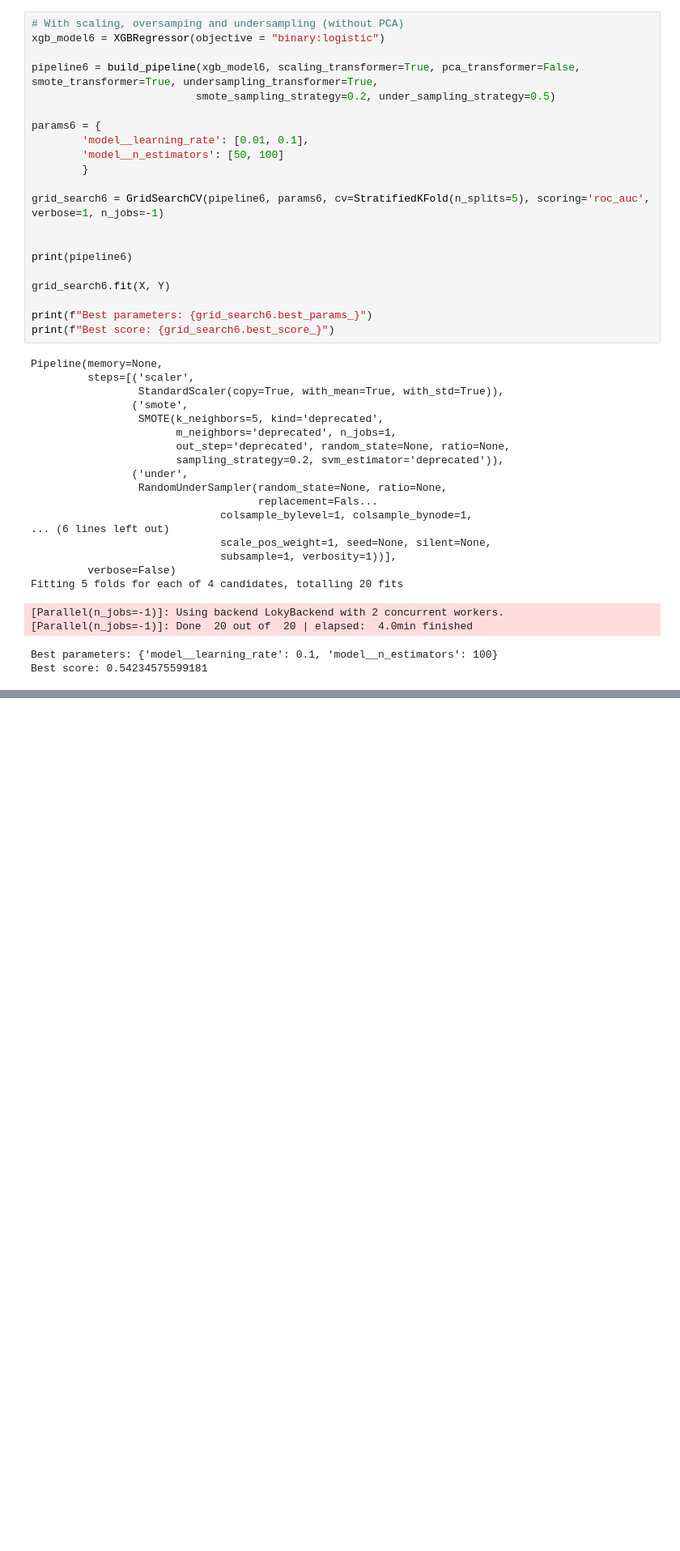
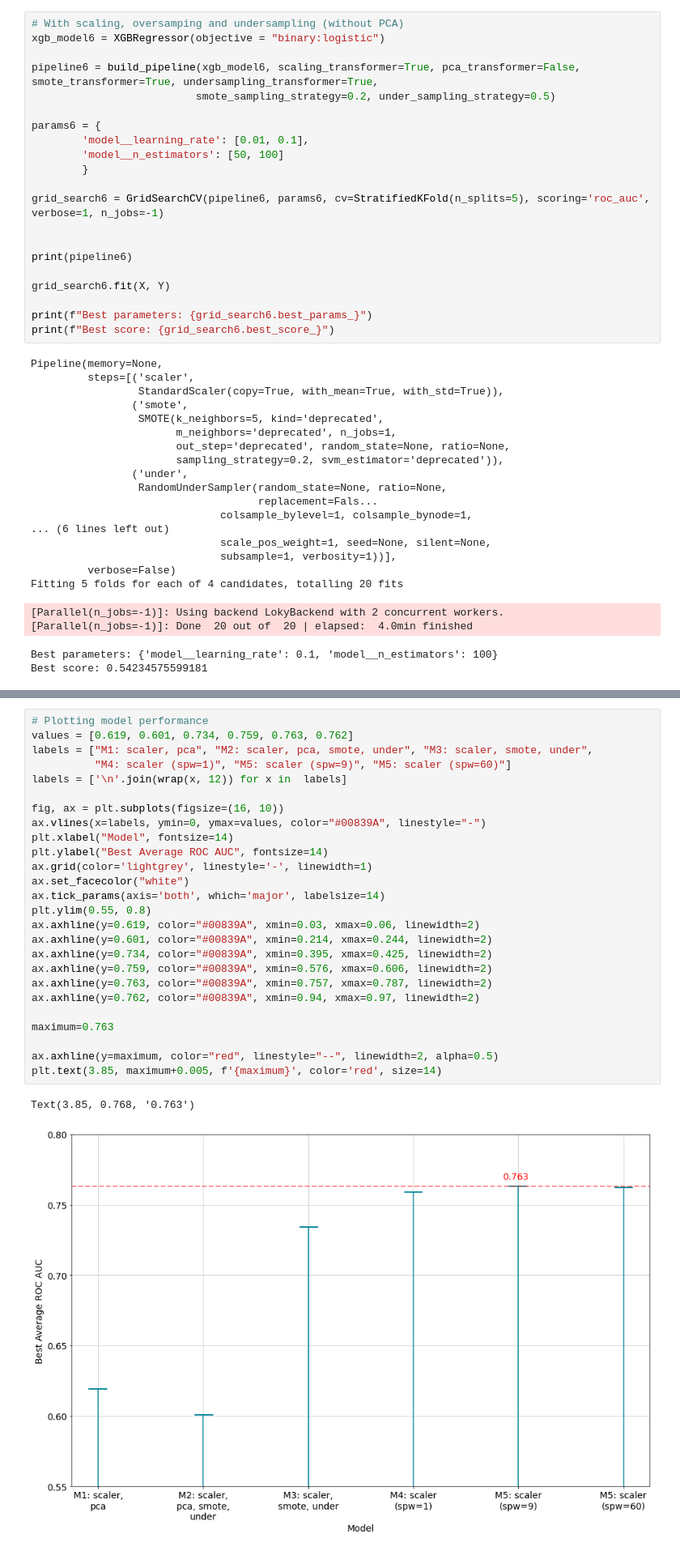
Before and after one commit to TobiPrae/customer_segmentation, a Jupyter notebook: CustomerSegmentation.ipynb, the cells around one changed output, grey strips where cells are left out. Shown at 81% size. Drawn from its saved outputs; the diff is of its cells as text; blank space fills up the shorter version.

```diff
--- a/CustomerSegmentation.ipynb
+++ b/CustomerSegmentation.ipynb
@@ -2355,0 +2521,29 @@ predictions.shape
+# %%
+# Plotting model performance
+values = [0.619, 0.601, 0.734, 0.759, 0.763, 0.762]
+labels = ["M1: scaler, pca", "M2: scaler, pca, smote, under", "M3: scaler, smote, under",
+          "M4: scaler (spw=1)", "M5: scaler (spw=9)", "M5: scaler (spw=60)"]
+labels = ['\n'.join(wrap(x, 12)) for x in  labels]
+
+fig, ax = plt.subplots(figsize=(16, 10))
+ax.vlines(x=labels, ymin=0, ymax=values, color="#00839A", linestyle="-")
+plt.xlabel("Model", fontsize=14)
+plt.ylabel("Best Average ROC AUC", fontsize=14)
+ax.grid(color='lightgrey', linestyle='-', linewidth=1)
+ax.set_facecolor("white")
+ax.tick_params(axis='both', which='major', labelsize=14)
+plt.ylim(0.55, 0.8)
+ax.axhline(y=0.619, color="#00839A", xmin=0.03, xmax=0.06, linewidth=2)
+ax.axhline(y=0.601, color="#00839A", xmin=0.214, xmax=0.244, linewidth=2)
+ax.axhline(y=0.734, color="#00839A", xmin=0.395, xmax=0.425, linewidth=2)
+ax.axhline(y=0.759, color="#00839A", xmin=0.576, xmax=0.606, linewidth=2)
+ax.axhline(y=0.763, color="#00839A", xmin=0.757, xmax=0.787, linewidth=2)
+ax.axhline(y=0.762, color="#00839A", xmin=0.94, xmax=0.97, linewidth=2)
+
+maximum=0.763
+
+ax.axhline(y=maximum, color="red", linestyle="--", linewidth=2, alpha=0.5)
+plt.text(3.85, maximum+0.005, f'{maximum}', color='red', size=14)
+# %% [output]
+Text(3.85, 0.768, '0.763')
+[figure, added]
```
Also changed, not shown: parts of 35 cells of this notebook.
